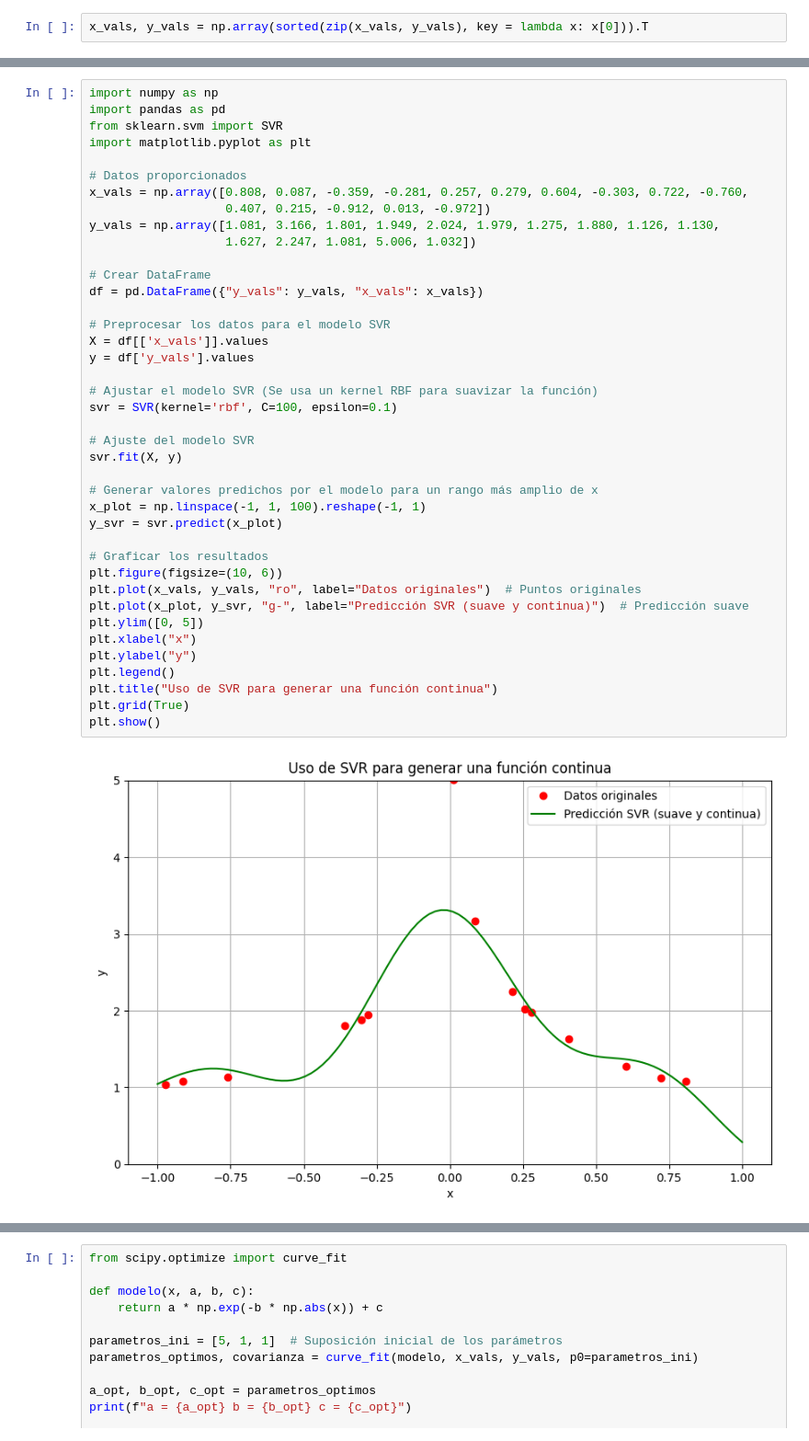
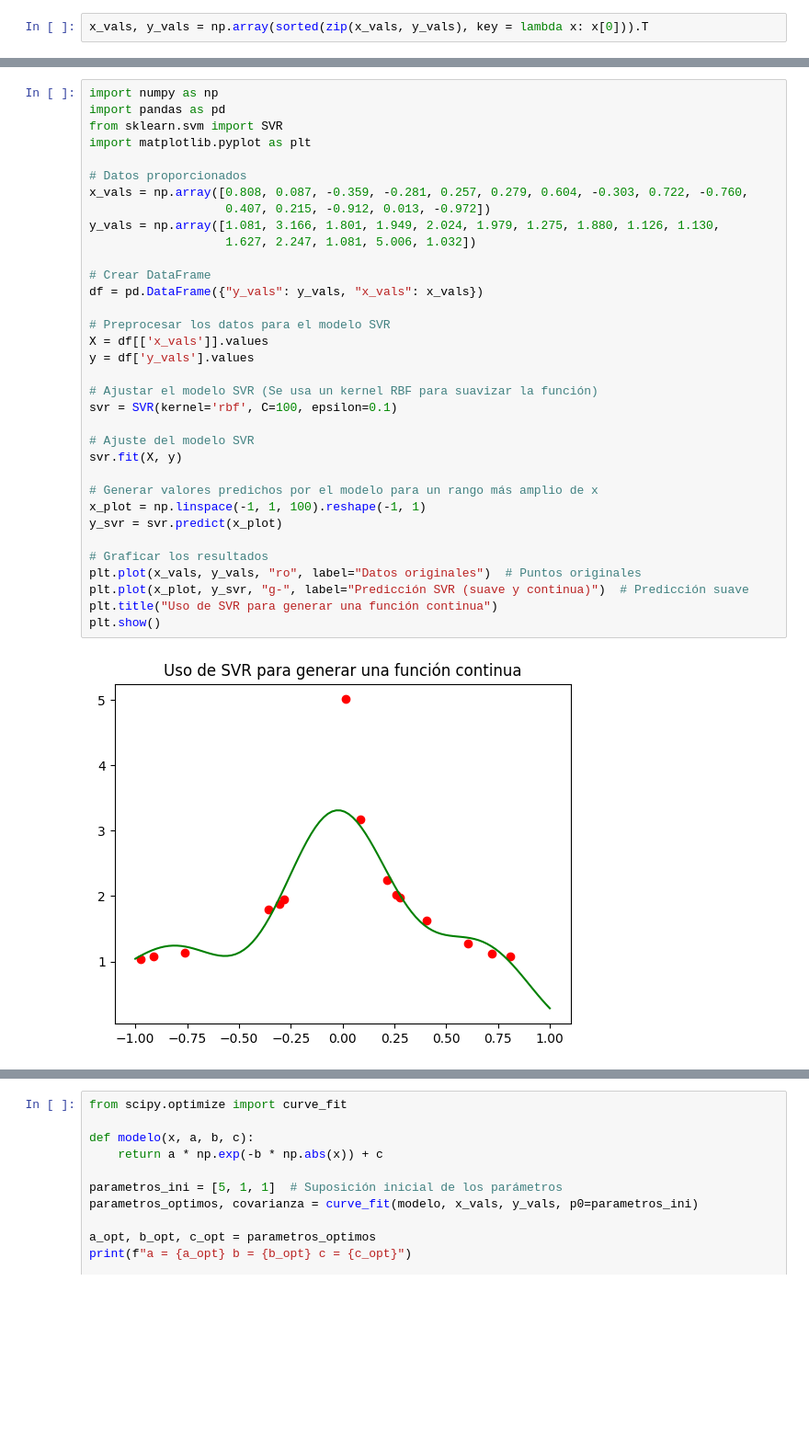
Before and after one commit to Chepados/ALN_practica_2, a Jupyter notebook: Práctica 2 — Campeonato de predicción.ipynb, the cells around one changed output, grey strips where cells are left out. Shown at 92% size. Cells and saved outputs as stored; diff of their text form; blank space fills up the shorter version.

```diff
--- a/Práctica 2 — Campeonato de predicción.ipynb
+++ b/Práctica 2 — Campeonato de predicción.ipynb
@@ -330,37 +945,31 @@ import matplotlib.pyplot as plt
 
 # Datos proporcionados
 x_vals = np.array([0.808, 0.087, -0.359, -0.281, 0.257, 0.279, 0.604, -0.303, 0.722, -0.760,
                    0.407, 0.215, -0.912, 0.013, -0.972])
 y_vals = np.array([1.081, 3.166, 1.801, 1.949, 2.024, 1.979, 1.275, 1.880, 1.126, 1.130,
                    1.627, 2.247, 1.081, 5.006, 1.032])
 
 # Crear DataFrame
 df = pd.DataFrame({"y_vals": y_vals, "x_vals": x_vals})
 
 # Preprocesar los datos para el modelo SVR
 X = df[['x_vals']].values
 y = df['y_vals'].values
 
 # Ajustar el modelo SVR (Se usa un kernel RBF para suavizar la función)
 svr = SVR(kernel='rbf', C=100, epsilon=0.1)
 
 # Ajuste del modelo SVR
 svr.fit(X, y)
 
 # Generar valores predichos por el modelo para un rango más amplio de x
 x_plot = np.linspace(-1, 1, 100).reshape(-1, 1)
 y_svr = svr.predict(x_plot)
 
 # Graficar los resultados
-plt.figure(figsize=(10, 6))
 plt.plot(x_vals, y_vals, "ro", label="Datos originales")  # Puntos originales
 plt.plot(x_plot, y_svr, "g-", label="Predicción SVR (suave y continua)")  # Predicción suave
-plt.ylim([0, 5])
-plt.xlabel("x")
-plt.ylabel("y")
-plt.legend()
 plt.title("Uso de SVR para generar una función continua")
-plt.grid(True)
 plt.show()
 # %% [output]
-[figure, old version]
+[figure, new version]
```
Also changed, not shown: parts of 83 cells of this notebook, 2 other files.
